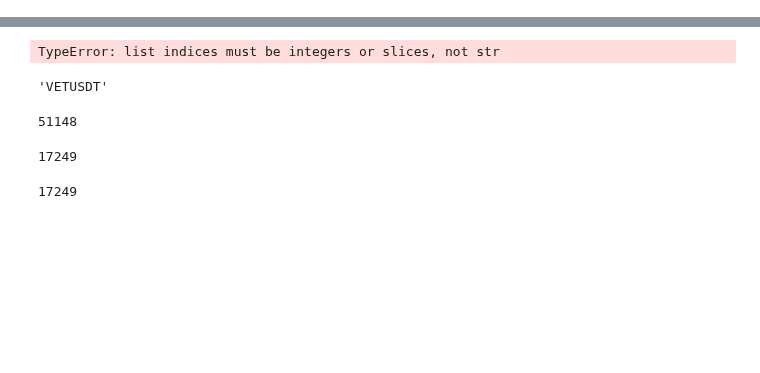
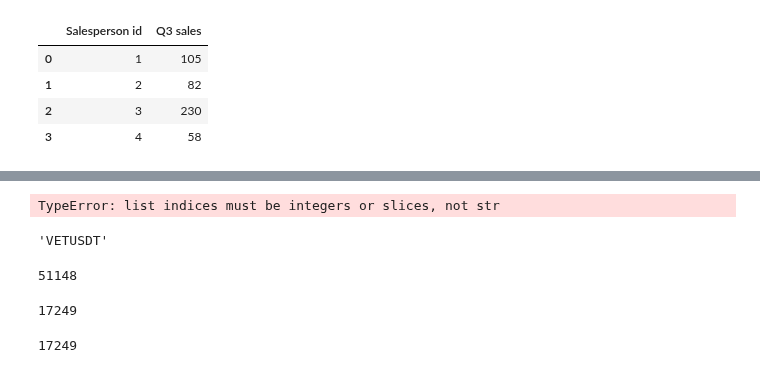
Before and after one commit to samirhinojosa/OC-P3-design-application-public-health, a Jupyter notebook: categories.ipynb, the cells around one changed output, grey strips where cells are left out. Saved outputs shown, nothing was run; the diff lists cells and outputs as text; code cells hidden in the pictures; blank space fills up the shorter version.

```diff
--- a/categories.ipynb
+++ b/categories.ipynb
@@ -2,3 +2,13 @@
 from collections import Counter
 import pandas as pd
 import numpy as np
+# %%
+df = pd.DataFrame({'Salesperson id': [1, 2, 3, 4], "Q3 sales": [105, 82, 230, 58]})
+# %%
+df
+# %% [output]
+|  | Salesperson id | Q3 sales |
+| 0 | 1 | 105 |
+| 1 | 2 | 82 |
+| 2 | 3 | 230 |
+| 3 | 4 | 58 |
```
Also changed, not shown: parts of 2 cells of this notebook.
